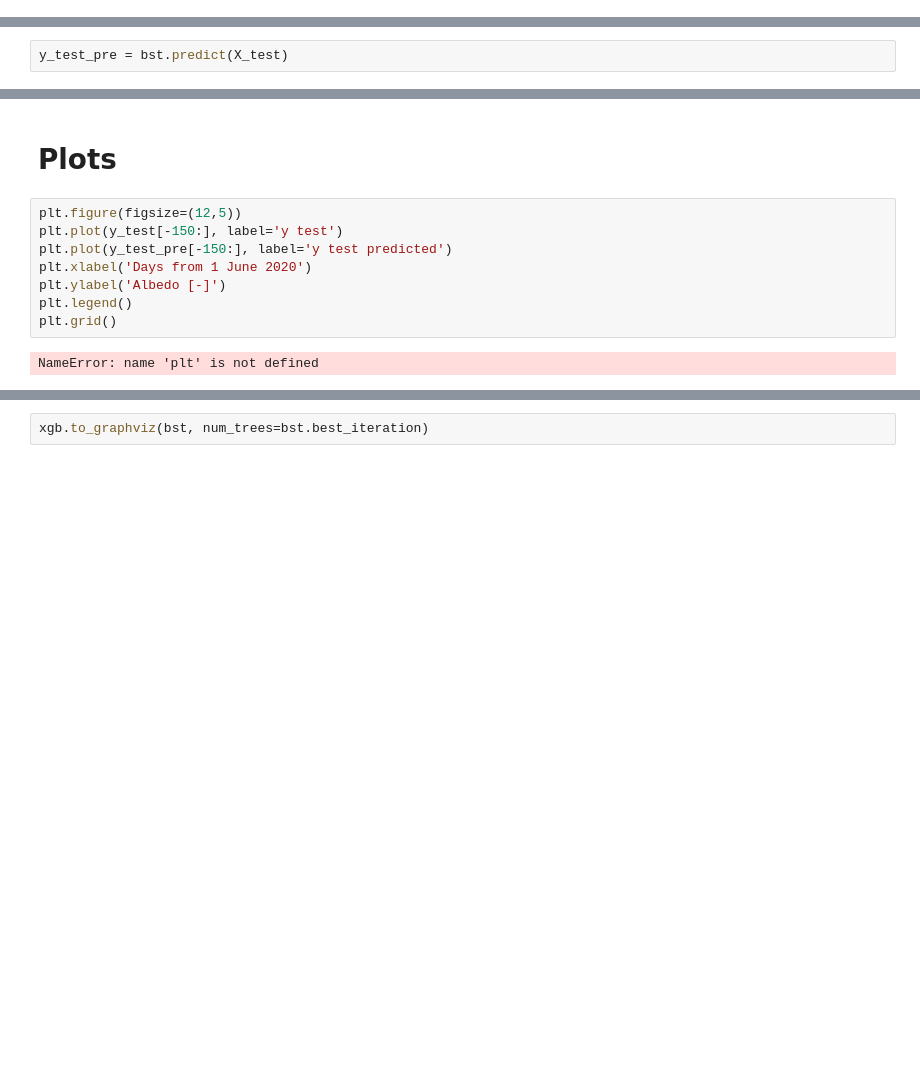
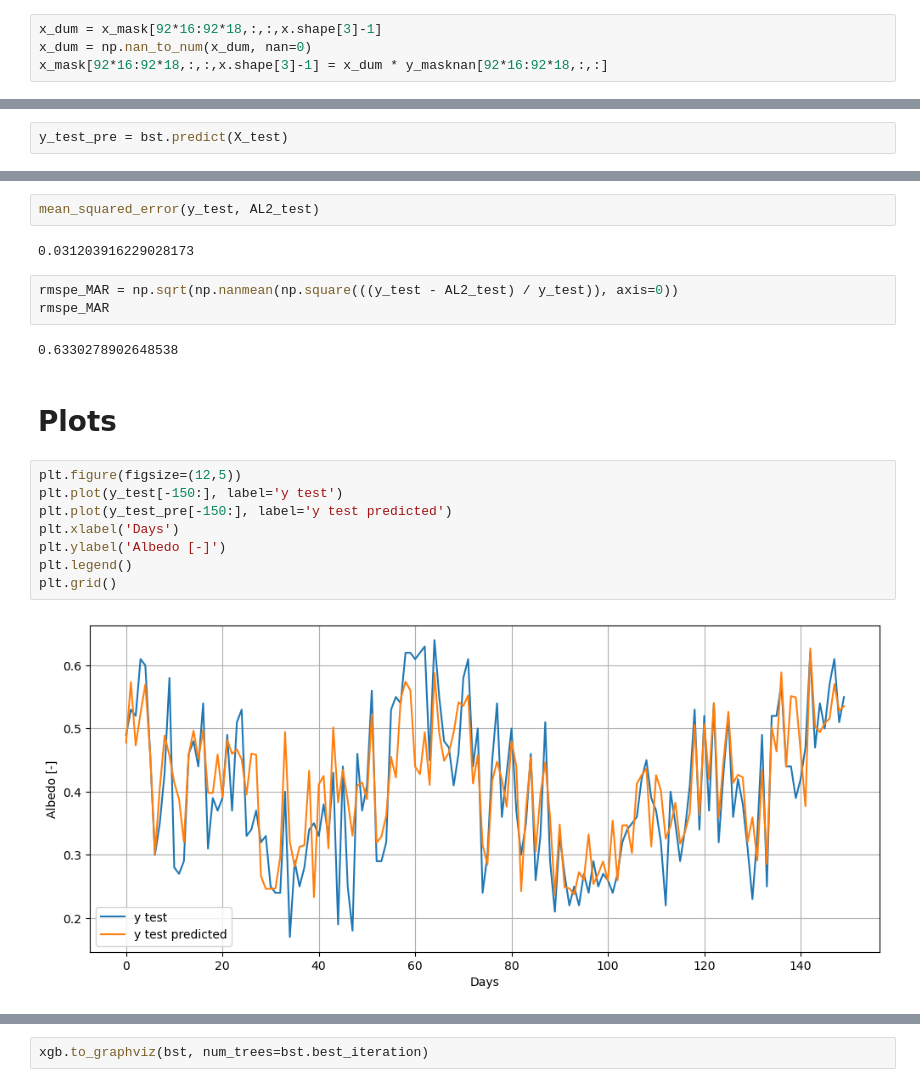
Before and after one commit to raf-antwerpen/PIXAL-predictive-ice-albedo-model, a Jupyter notebook: project-XGB.ipynb, the cells around one changed output, grey strips where cells are left out. Drawn from its saved outputs; the diff is of its cells as text; blank space fills up the shorter version.

```diff
--- a/project-XGB.ipynb
+++ b/project-XGB.ipynb
@@ -202,0 +319,4 @@ for i in range(19):
+# %%
+x_dum = x_mask[92*16:92*18,:,:,x.shape[3]-1]
+x_dum = np.nan_to_num(x_dum, nan=0)
+x_mask[92*16:92*18,:,:,x.shape[3]-1] = x_dum * y_masknan[92*16:92*18,:,:]
@@ -283,12 +454,21 @@ R2_MODIS_MAR
+# %%
+mean_squared_error(y_test, AL2_test)
+# %% [output]
+0.031203916229028173
+# %%
+rmspe_MAR = np.sqrt(np.nanmean(np.square(((y_test - AL2_test) / y_test)), axis=0))
+rmspe_MAR
+# %% [output]
+0.6330278902648538
 # %% [markdown]
 # Plots
 # %%
 plt.figure(figsize=(12,5))
 plt.plot(y_test[-150:], label='y test')
 plt.plot(y_test_pre[-150:], label='y test predicted')
-plt.xlabel('Days from 1 June 2020')
+plt.xlabel('Days')
 plt.ylabel('Albedo [-]')
 plt.legend()
 plt.grid()
 # %% [output]
-NameError: name 'plt' is not defined
+[figure, added]
```
Also changed, not shown: parts of 111 cells of this notebook.
